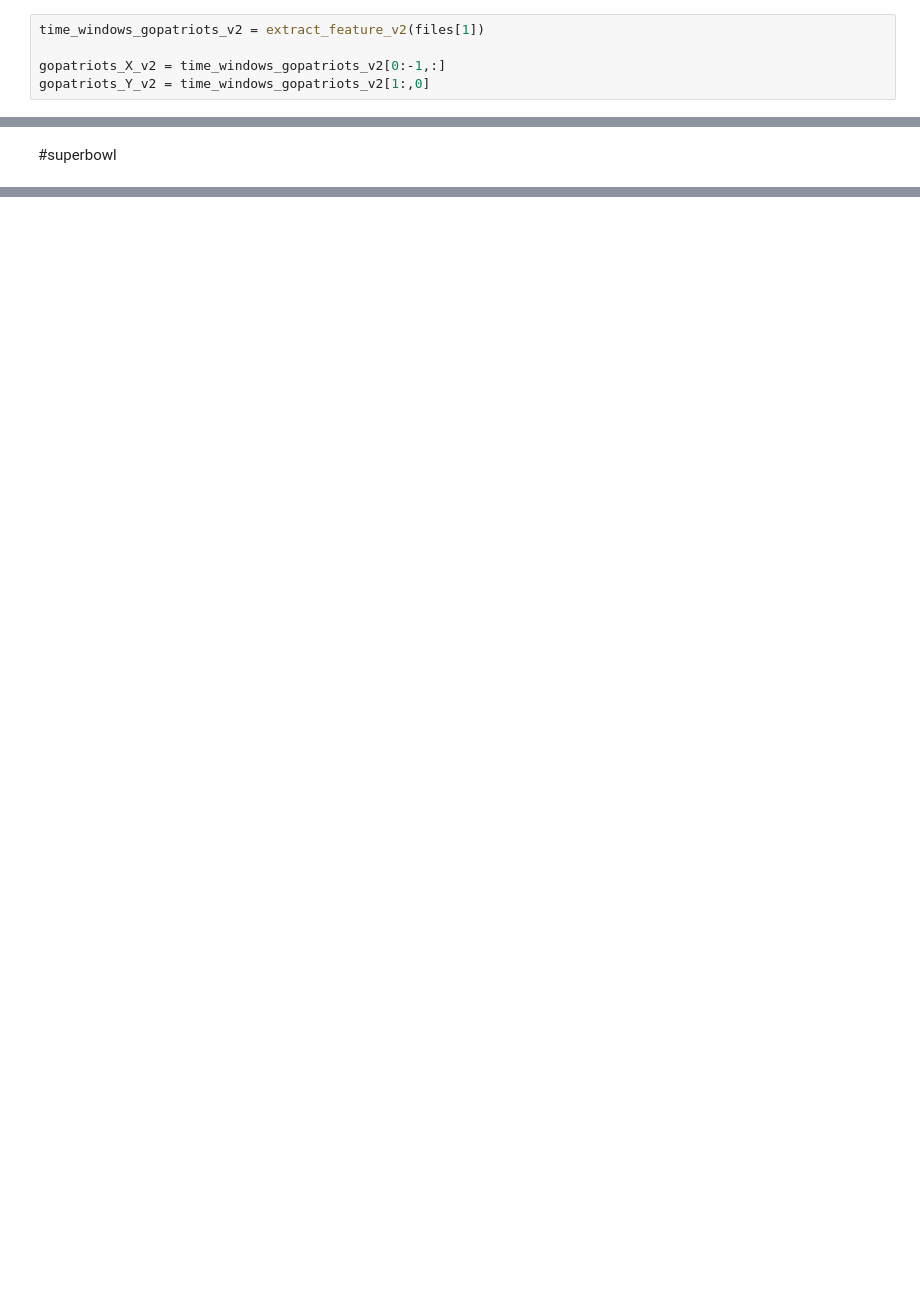
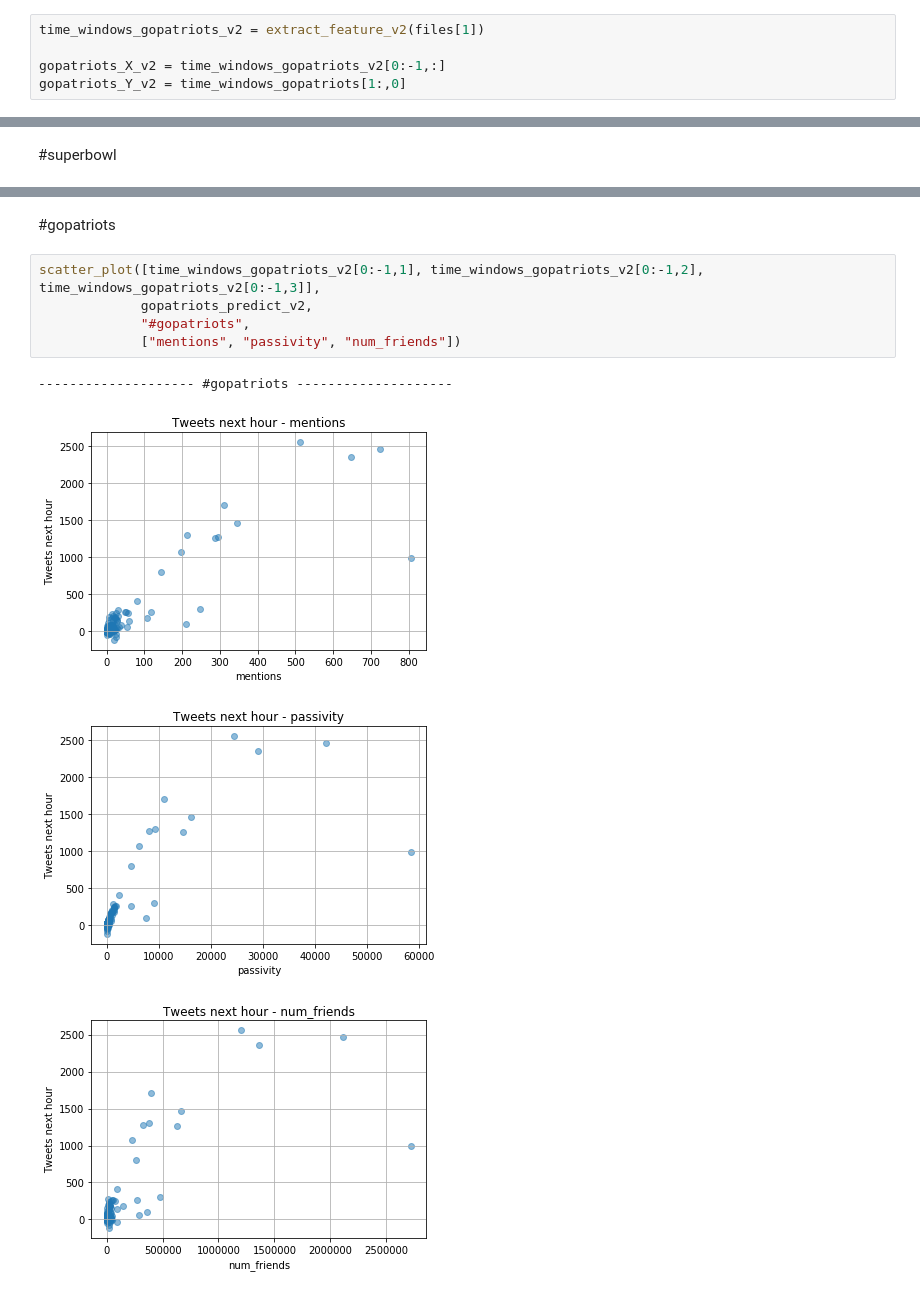
Before and after one commit to Shuyifan/ECE-219-Large-Scale-Data-Mining-Project, a Jupyter notebook: project 5/project_5.ipynb, the cells around one changed output, grey strips where cells are left out. Drawn from its saved outputs; the diff is of its cells as text; blank space fills up the shorter version.

```diff
--- a/project 5/project_5.ipynb
+++ b/project 5/project_5.ipynb
@@ -531,7 +531,7 @@ MSE for #gohawks: 189443.90866502284
 time_windows_gopatriots_v2 = extract_feature_v2(files[1])
 
 gopatriots_X_v2 = time_windows_gopatriots_v2[0:-1,:]
-gopatriots_Y_v2 = time_windows_gopatriots_v2[1:,0]
+gopatriots_Y_v2 = time_windows_gopatriots[1:,0]
 # %%
 lr_gopatriots_v2 = OLS(gopatriots_Y_v2, gopatriots_X_v2).fit()
 
@@ -707,0 +736,12 @@ MSE for #superbowl: 30459584.157288235
+# %% [markdown]
+#gopatriots
+# %%
+scatter_plot([time_windows_gopatriots_v2[0:-1,1], time_windows_gopatriots_v2[0:-1,2], time_windows_gopatriots_v2[0:-1,3]],
+             gopatriots_predict_v2,
+             "#gopatriots",
+             ["mentions", "passivity", "num_friends"])
+# %% [output]
+-------------------- #gopatriots --------------------
+[figure, added]
+[figure, added]
+[figure, added]
```
Also changed, not shown: parts of 83 cells of this notebook.
